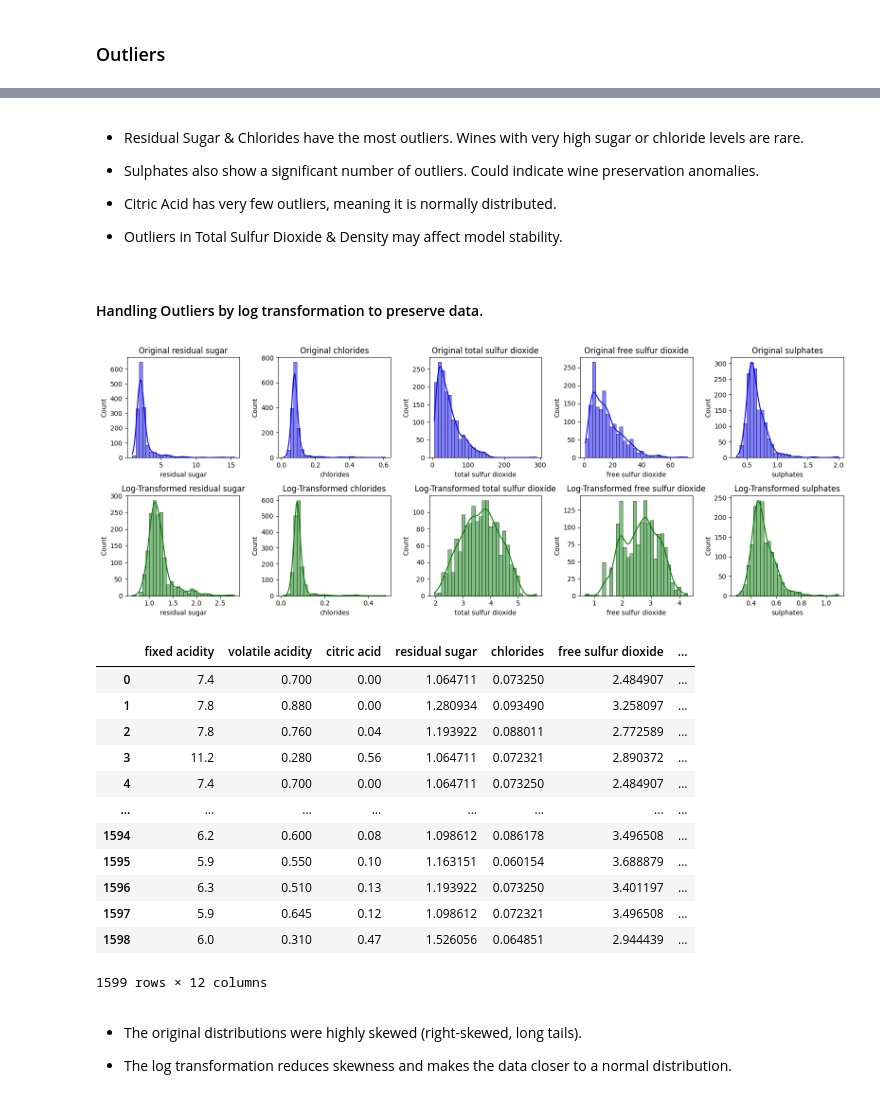
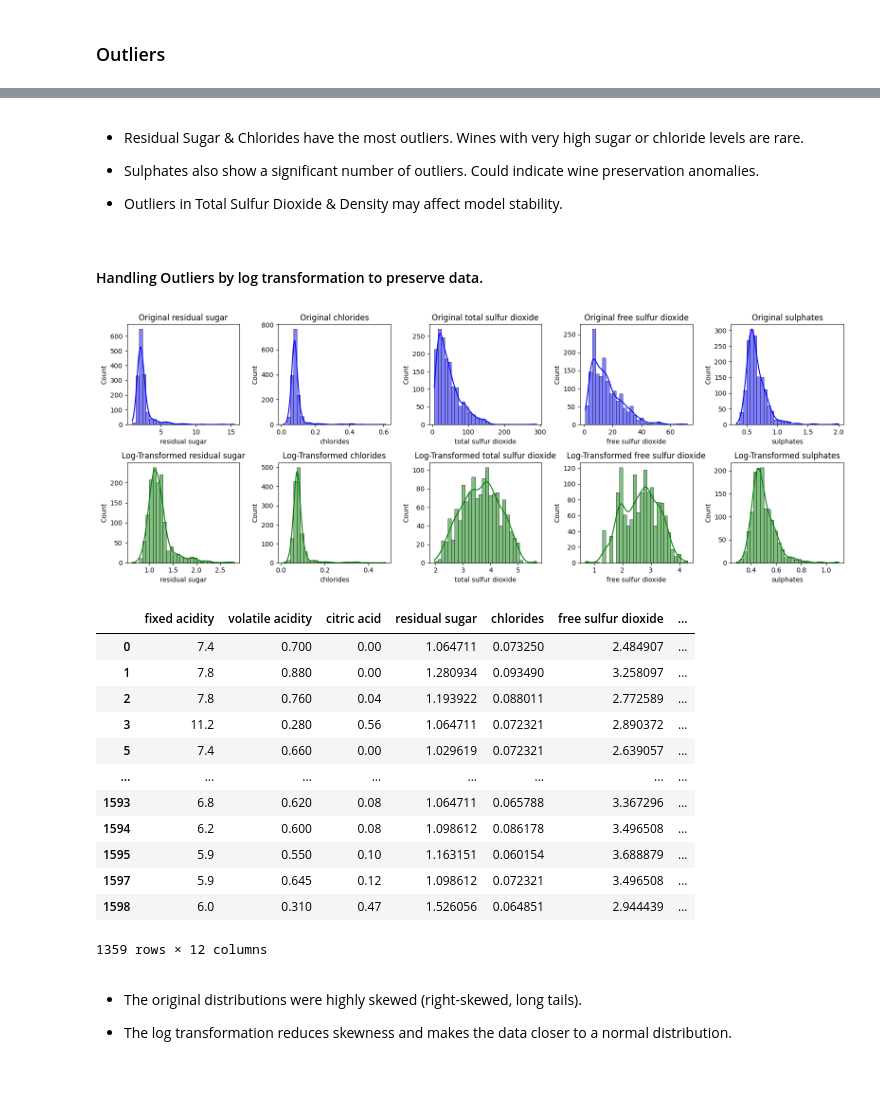
Before and after one commit to bondpapi/Wine-Classification, a Jupyter notebook: wine_quality.ipynb, the cells around one changed output, grey strips where cells are left out. Cells and saved outputs as stored; diff of their text form; code cells hidden in the pictures.

```diff
--- a/wine_quality.ipynb
+++ b/wine_quality.ipynb
@@ -138,0 +134,3 @@ missing_values, summary_stats
+# %%
+df_cleaned = df.drop_duplicates()
+print(f"Number of rows after removing duplicates: {df_cleaned.shape[0]}")
@@ -166,55 +166,53 @@ plt.show()
 
 - Sulphates also show a significant number of outliers. Could indicate wine preservation anomalies.
 
-- Citric Acid has very few outliers, meaning it is normally distributed.
-
 - Outliers in Total Sulfur Dioxide & Density may affect model stability.
 # %% [markdown]
 #### Handling Outliers by log transformation to preserve data.
 # %%
 log_transformed_features = [
     "residual sugar",
     "chlorides",
     "total sulfur dioxide",
     "free sulfur dioxide",
     "sulphates",
 ]
 
-df_log_transformed = df.copy()
+df_log_transformed = df_cleaned.copy()
 df_log_transformed[log_transformed_features] = np.log1p(
     df_log_transformed[log_transformed_features]
 )
 
 fig, axes = plt.subplots(2, len(log_transformed_features), figsize=(16, 6))
 
 for i, feature in enumerate(log_transformed_features):
     sns.histplot(df[feature], bins=30, ax=axes[0, i], kde=True, color="blue")
     axes[0, i].set_title(f"Original {feature}")
 
     sns.histplot(
         df_log_transformed[feature], bins=30, ax=axes[1, i], kde=True, color="green"
     )
     axes[1, i].set_title(f"Log-Transformed {feature}")
 
 plt.tight_layout()
 plt.show()
 
 display(df_log_transformed)
 # %% [output]
-[figure, old version]
+[figure, new version]
 |  | fixed acidity | volatile acidity | citric acid | residual sugar | chlorides | free sulfur dioxide | ... |
 | 0 | 7.4 | 0.700 | 0.00 | 1.064711 | 0.073250 | 2.484907 | ... |
 | 1 | 7.8 | 0.880 | 0.00 | 1.280934 | 0.093490 | 3.258097 | ... |
 | 2 | 7.8 | 0.760 | 0.04 | 1.193922 | 0.088011 | 2.772589 | ... |
 | 3 | 11.2 | 0.280 | 0.56 | 1.064711 | 0.072321 | 2.890372 | ... |
-| 4 | 7.4 | 0.700 | 0.00 | 1.064711 | 0.073250 | 2.484907 | ... |
+| 5 | 7.4 | 0.660 | 0.00 | 1.029619 | 0.072321 | 2.639057 | ... |
 | ... | ... | ... | ... | ... | ... | ... | ... |
+| 1593 | 6.8 | 0.620 | 0.08 | 1.064711 | 0.065788 | 3.367296 | ... |
 | 1594 | 6.2 | 0.600 | 0.08 | 1.098612 | 0.086178 | 3.496508 | ... |
 | 1595 | 5.9 | 0.550 | 0.10 | 1.163151 | 0.060154 | 3.688879 | ... |
-| 1596 | 6.3 | 0.510 | 0.13 | 1.193922 | 0.073250 | 3.401197 | ... |
 | 1597 | 5.9 | 0.645 | 0.12 | 1.098612 | 0.072321 | 3.496508 | ... |
 | 1598 | 6.0 | 0.310 | 0.47 | 1.526056 | 0.064851 | 2.944439 | ... |
-1599 rows × 12 columns
+1359 rows × 12 columns
 # %% [markdown]
 - The original distributions were highly skewed (right-skewed, long tails).
 
```
Also changed, not shown: parts of 79 cells of this notebook, 1 other file.
